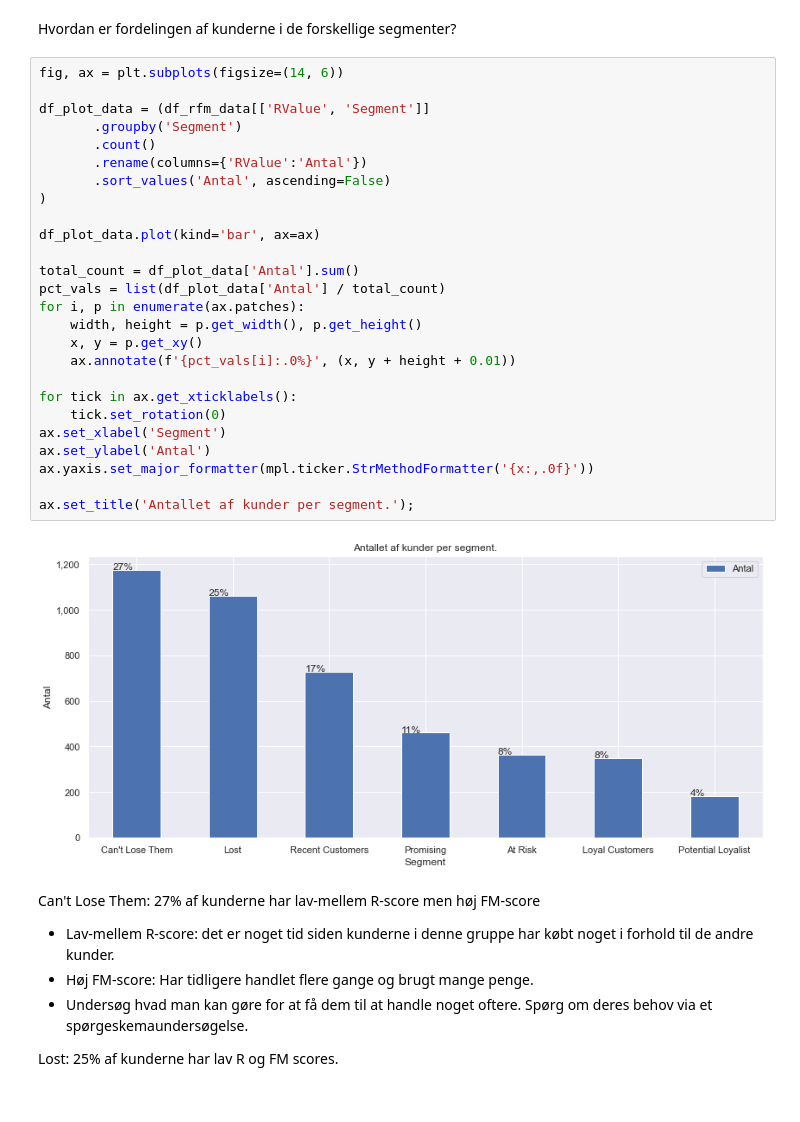
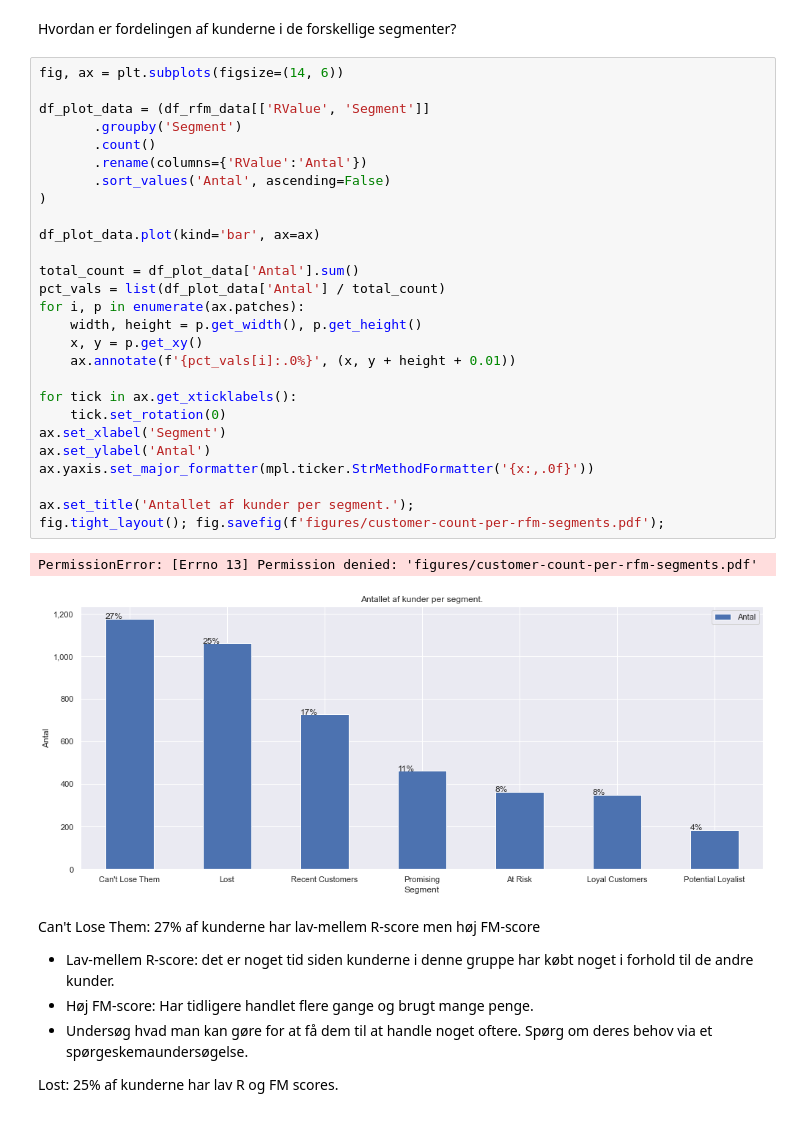
Before and after one commit to sheikhomar/casio, a Jupyter notebook: analysis.ipynb, the cells around one changed output. Cells and saved outputs as stored; diff of their text form.

```diff
--- a/analysis.ipynb
+++ b/analysis.ipynb
@@ -517,31 +613,33 @@ Hvordan er fordelingen af kunderne i de forskellige segmenter?
 # %%
 fig, ax = plt.subplots(figsize=(14, 6))
 
 df_plot_data = (df_rfm_data[['RValue', 'Segment']]
        .groupby('Segment')
        .count()
        .rename(columns={'RValue':'Antal'})
        .sort_values('Antal', ascending=False)
 )
 
 df_plot_data.plot(kind='bar', ax=ax)
 
 total_count = df_plot_data['Antal'].sum()
 pct_vals = list(df_plot_data['Antal'] / total_count)
 for i, p in enumerate(ax.patches):
     width, height = p.get_width(), p.get_height()
     x, y = p.get_xy()
     ax.annotate(f'{pct_vals[i]:.0%}', (x, y + height + 0.01))
 
 for tick in ax.get_xticklabels():
     tick.set_rotation(0)
 ax.set_xlabel('Segment')
 ax.set_ylabel('Antal')
 ax.yaxis.set_major_formatter(mpl.ticker.StrMethodFormatter('{x:,.0f}'))
 
 ax.set_title('Antallet af kunder per segment.');
+fig.tight_layout(); fig.savefig(f'figures/customer-count-per-rfm-segments.pdf');
 # %% [output]
+PermissionError: [Errno 13] Permission denied: 'figures/customer-count-per-rfm-segments.pdf'
-[figure, old version]
+[figure, new version]
 # %% [markdown]
 Can't Lose Them: 27% af kunderne har lav-mellem R-score men høj FM-score
  - Lav-mellem R-score: det er noget tid siden kunderne i denne gruppe har købt noget i forhold til de andre kunder.
```
Also changed, not shown: parts of 24 cells of this notebook, 7 other files.
